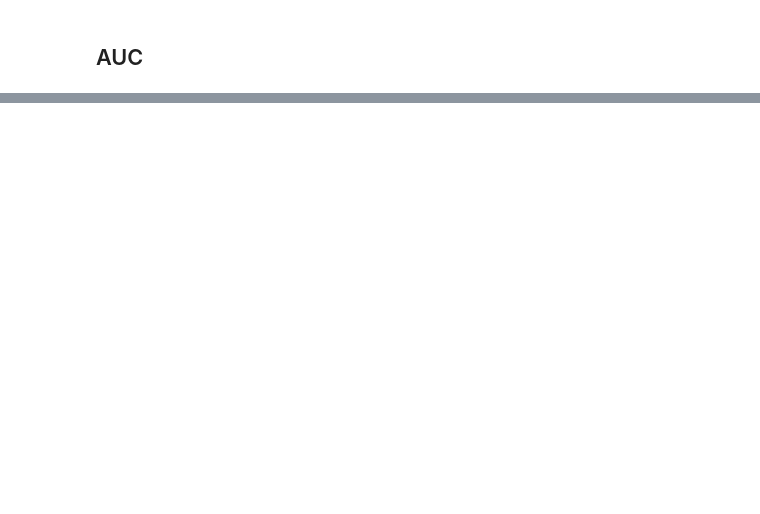
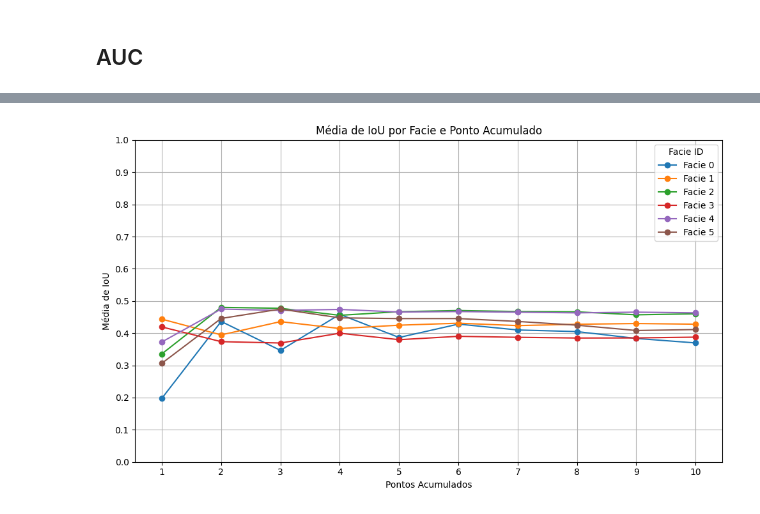
Before and after one commit to filipeas/Minerva-Discovery, a Jupyter notebook: my_experiments/sam_original/notebooks/auc_metric_calculate.ipynb, the cells around one changed output, grey strips where cells are left out. Saved outputs shown, nothing was run; the diff lists cells and outputs as text; code cells hidden in the pictures; blank space fills up the shorter version.

```diff
--- a/my_experiments/sam_original/notebooks/auc_metric_calculate.ipynb
+++ b/my_experiments/sam_original/notebooks/auc_metric_calculate.ipynb
@@ -797,0 +757,71 @@ plt.show()
+# %%
+import pandas as pd
+import matplotlib.pyplot as plt
+
+# caminho para o iou gerado pelo Methodology_1()
+filename = '/workspaces/Minerva-Discovery/my_experiments/sam_original/notebooks/iou_results.csv'
+# média de IoU por facie e ponto
+
+results = pd.read_csv(filename)
+print(results)
+
+# Calcular a média de IoU para cada facie_id por ponto acumulado
+mean_iou_per_facie = results.groupby(['facie_id', 'accumulated_point'])['iou'].mean().reset_index()
+mean_iou_per_facie = mean_iou_per_facie.sort_values(by=['facie_id', 'accumulated_point'])
+
+# Criando cabeçalho da tabela
+accumulated_points = sorted(mean_iou_per_facie['accumulated_point'].unique())
+header = ["Facies"] + [f"P{i+1}" for i in range(len(accumulated_points))]
+
+# Criando estrutura para armazenar os valores
+table_data = []
+
+# Iterando sobre os facie_id para preencher as linhas da tabela
+for facie_id in mean_iou_per_facie['facie_id'].unique():
+    row = [f"F{facie_id+1}"]  # Adiciona o identificador da facie (F1, F2, ...)
+
+    # Obtém os valores médios de IoU para os pontos acumulados dessa facie
+    facie_data = mean_iou_per_facie[mean_iou_per_facie['facie_id'] == facie_id]
+    iou_values = {row['accumulated_point']: f"{row['iou']:.3f}" for _, row in facie_data.iterrows()}
+
+    # Preenchendo a linha com os valores na ordem correta
+    row += [iou_values.get(p, "-") for p in accumulated_points]
+
+    # Adiciona à tabela
+    table_data.append(row)
+
+# Exibir a tabela formatada
+col_widths = [max(len(str(cell)) for cell in col) for col in zip(header, *table_data)]
+separator = "+".join("-" * (w + 2) for w in col_widths)
+
+# Printando a tabela
+print(separator)
+print(" | ".join(f"{header[i]:<{col_widths[i]}}" for i in range(len(header))))
+print(separator)
+for row in table_data:
+    print(" | ".join(f"{row[i]:<{col_widths[i]}}" for i in range(len(row))))
+print(separator)
+
+# Mostrar a média calculada
+print("Média de IoU por Facie e Ponto:")
+print(mean_iou_per_facie)
+
+plt.figure(figsize=(10, 6))
+# Iterar pelas facies e plotar a média de IoU
+for facie_id in mean_iou_per_facie['facie_id'].unique():
+    data = mean_iou_per_facie[mean_iou_per_facie['facie_id'] == facie_id]
+    plt.plot(data['accumulated_point'], data['iou'], marker='o', label=f"Facie {facie_id}")
+
+plt.title("Média de IoU por Facie e Ponto Acumulado")
+plt.xlabel("Pontos Acumulados")
+plt.ylabel("Média de IoU")
+plt.xticks(mean_iou_per_facie['accumulated_point'].unique())  # Mostrar apenas os pontos exatos
+
+# Definir a escala do eixo y de 0 a 1, com espaçamento de 0.1
+plt.yticks([i * 0.1 for i in range(11)], labels=[f'{i * 0.1:.1f}' for i in range(11)])
+
+plt.legend(title="Facie ID")
+plt.tight_layout()
+plt.grid(True)
+plt.show()
+# %% [output]
@@ -797,0 +845 @@ plt.show()
+[figure, added]
```
Also changed, not shown: parts of 8 cells of this notebook, 1 other file.
